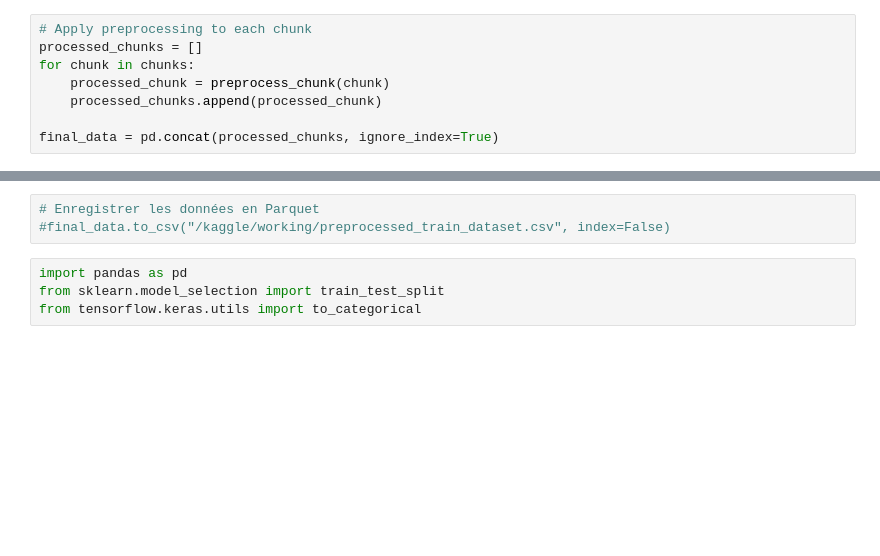
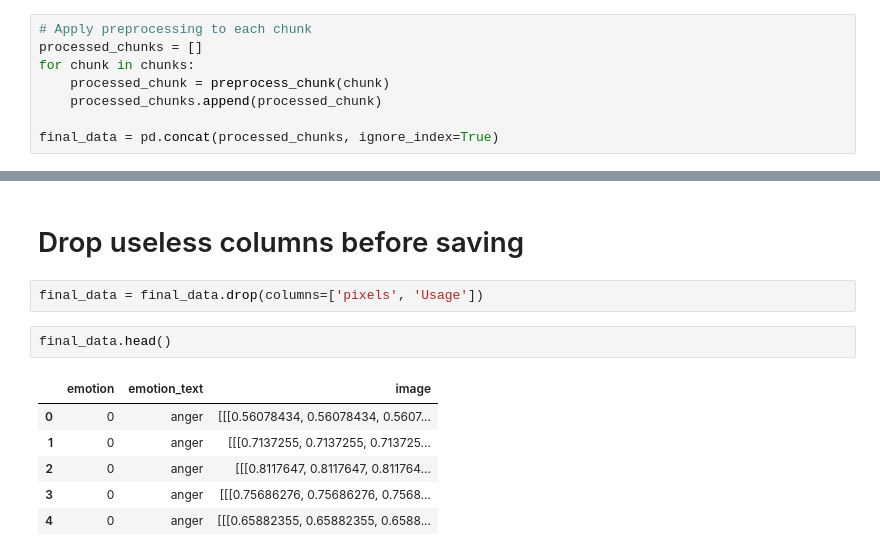
Before and after one commit to malekeechaker/Multimodel-Emotion-Recognition, a Jupyter notebook: Video/preprocess-fer2013-data.ipynb, the cells around one changed output, grey strips where cells are left out. Cells and saved outputs as stored; diff of their text form; blank space fills up the shorter version.

Commit message:
Kaggle Notebook | PreProcess-Fer2013-Data | final

```diff
--- a/Video/preprocess-fer2013-data.ipynb
+++ b/Video/preprocess-fer2013-data.ipynb
@@ -87,7 +135,13 @@ final_data['image'][0].max()
-# %%
-# Enregistrer les données en Parquet
-#final_data.to_csv("/kaggle/working/preprocessed_train_dataset.csv", index=False)
-# %%
-import pandas as pd
-from sklearn.model_selection import train_test_split
-from tensorflow.keras.utils import to_categorical
+# %% [markdown]
+# Drop useless columns before saving
+# %%
+final_data = final_data.drop(columns=['pixels', 'Usage'])
+# %%
+final_data.head()
+# %% [output]
+|  | emotion | emotion_text | image |
+| 0 | 0 | anger | [[[0.56078434, 0.56078434, 0.5607... |
+| 1 | 0 | anger | [[[0.7137255, 0.7137255, 0.713725... |
+| 2 | 0 | anger | [[[0.8117647, 0.8117647, 0.811764... |
+| 3 | 0 | anger | [[[0.75686276, 0.75686276, 0.7568... |
+| 4 | 0 | anger | [[[0.65882355, 0.65882355, 0.6588... |
```
Also changed, not shown: parts of 25 cells of this notebook.
